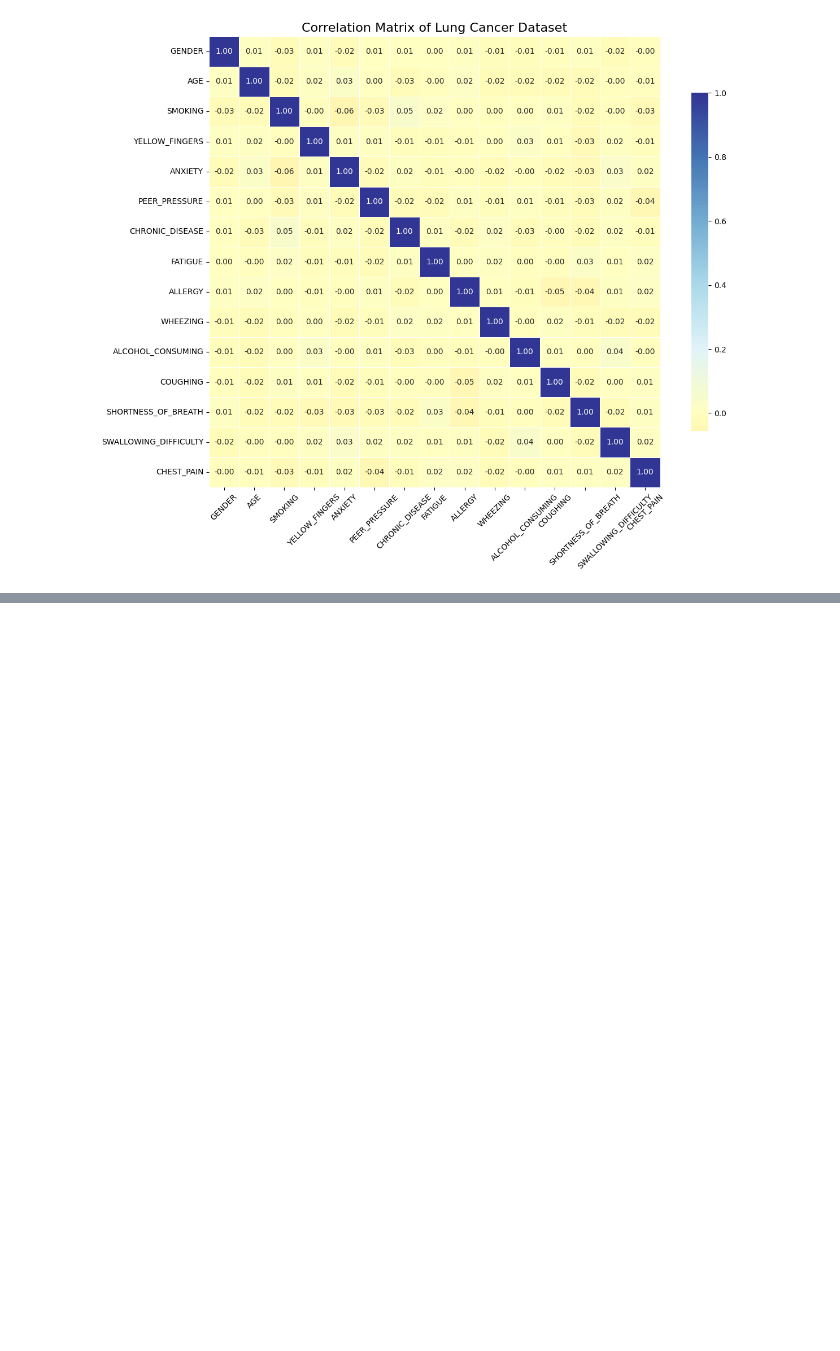
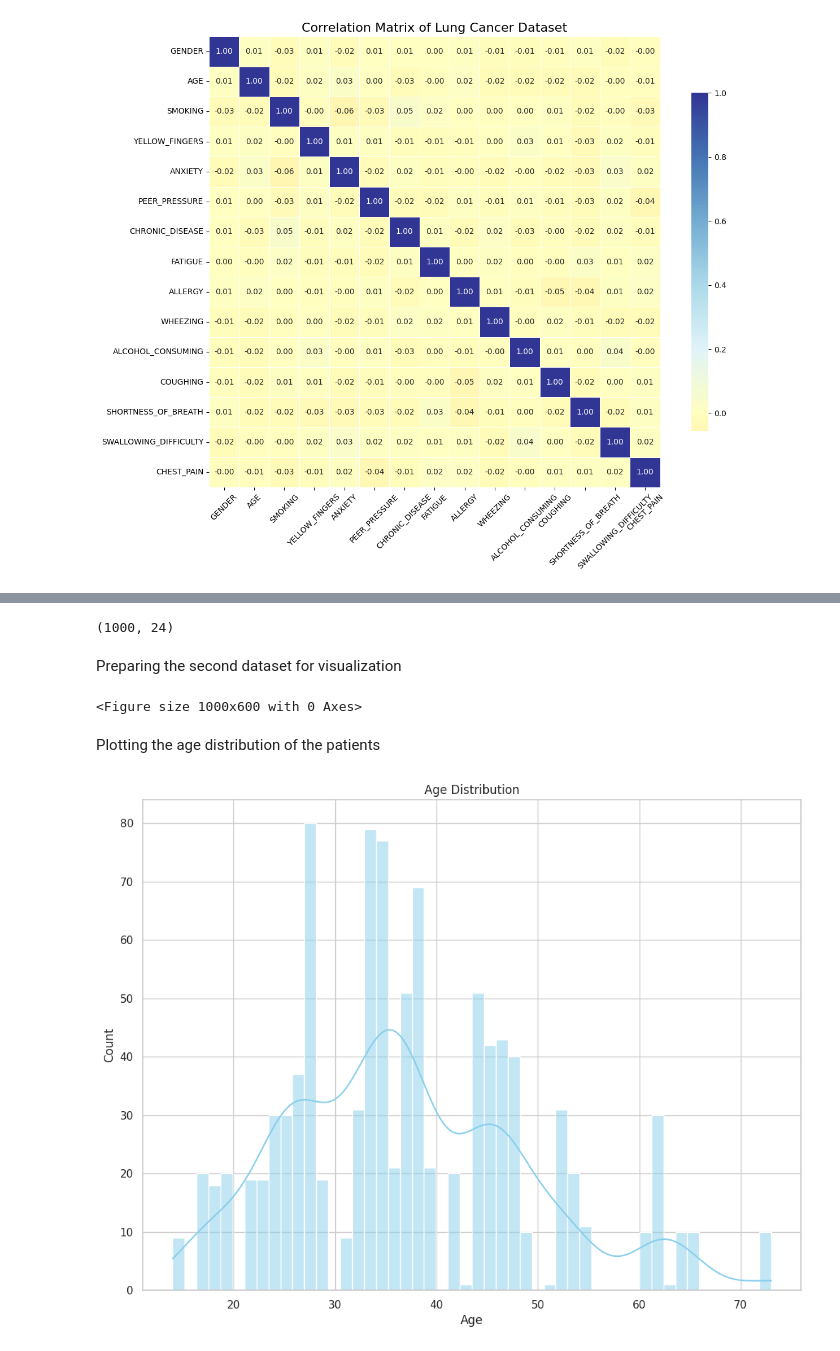
Before and after one commit to cinaryetisen/DSA210-Project, a Jupyter notebook: dsa_project_code.ipynb, the cells around one changed output, grey strips where cells are left out. Cells and saved outputs as stored; diff of their text form; code cells hidden in the pictures; blank space fills up the shorter version.

```diff
--- a/dsa_project_code.ipynb
+++ b/dsa_project_code.ipynb
@@ -210,0 +246,4 @@ plt.show()
+# %%
+file_path2 = "dataset2.csv"
+df2 = pd.read_csv(file_path2)
+df2.head()
@@ -210,0 +260,2 @@ plt.show()
+# %%
+df2 = df2.iloc[:, 2:]
@@ -210,0 +316,24 @@ plt.show()
+# %%
+df2.shape
+# %% [output]
+(1000, 24)
+# %% [markdown]
+Preparing the second dataset for visualization
+# %%
+sns.set(style="whitegrid")
+plt.figure(figsize=(10, 6))
+df2['Gender'] = df2['Gender'].map({1: 'Male', 2: 'Female'})
+df2['Level'] = df2['Level'].astype("category")
+# %% [output]
+<Figure size 1000x600 with 0 Axes>
+# %% [markdown]
+Plotting the age distribution of the patients
+# %%
+plt.figure(figsize=(12, 9))
+sns.histplot(df2['Age'], bins=50, kde=True, color='skyblue')
+plt.title('Age Distribution')
+plt.xlabel('Age')
+plt.ylabel('Count')
+plt.show()
+# %% [output]
+[figure, added]
```
Also changed, not shown: parts of 45 cells of this notebook.
